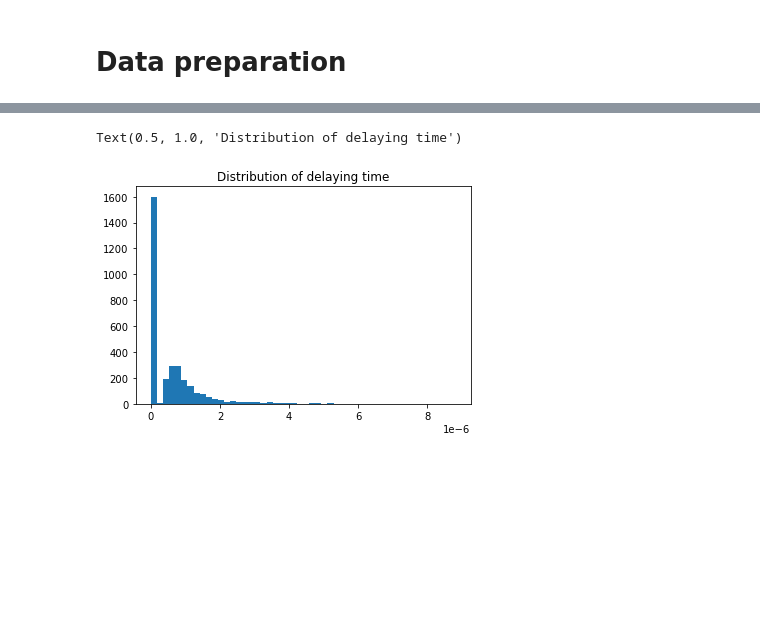
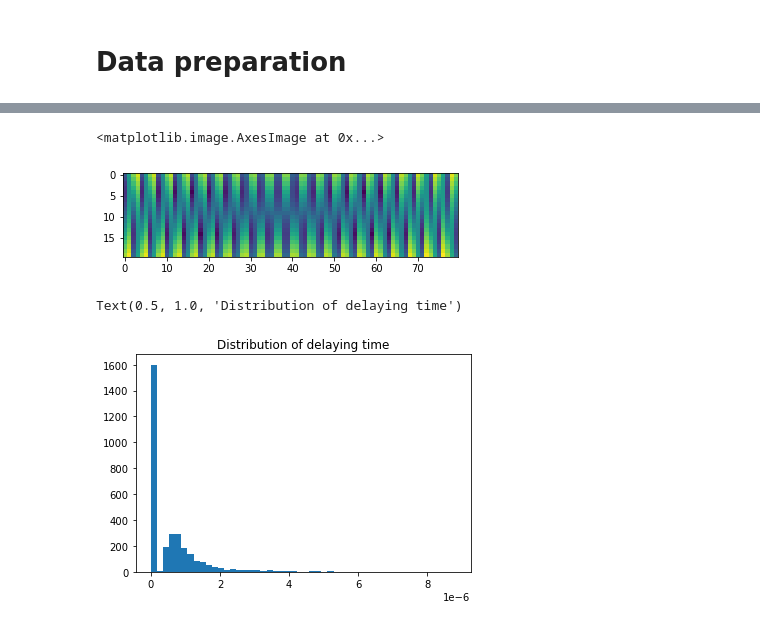
Before and after one commit to ukunliu/WSN_simulation, a Jupyter notebook: Simulation/main.ipynb, the cells around one changed output, grey strips where cells are left out. Cells and saved outputs as stored; diff of their text form; code cells hidden in the pictures; blank space fills up the shorter version.

```diff
--- a/Simulation/main.ipynb
+++ b/Simulation/main.ipynb
@@ -33,3 +52,8 @@ elif location == 'Sahara':
+# %%
+plt.imshow(dist.reshape(20, 80))
+# %% [output]
+<matplotlib.image.AxesImage at 0x...>
+[figure, added]
 # %%
 ray_len = []
 delay_set = []
```
Also changed, not shown: parts of 20 cells of this notebook, 2 other files.
